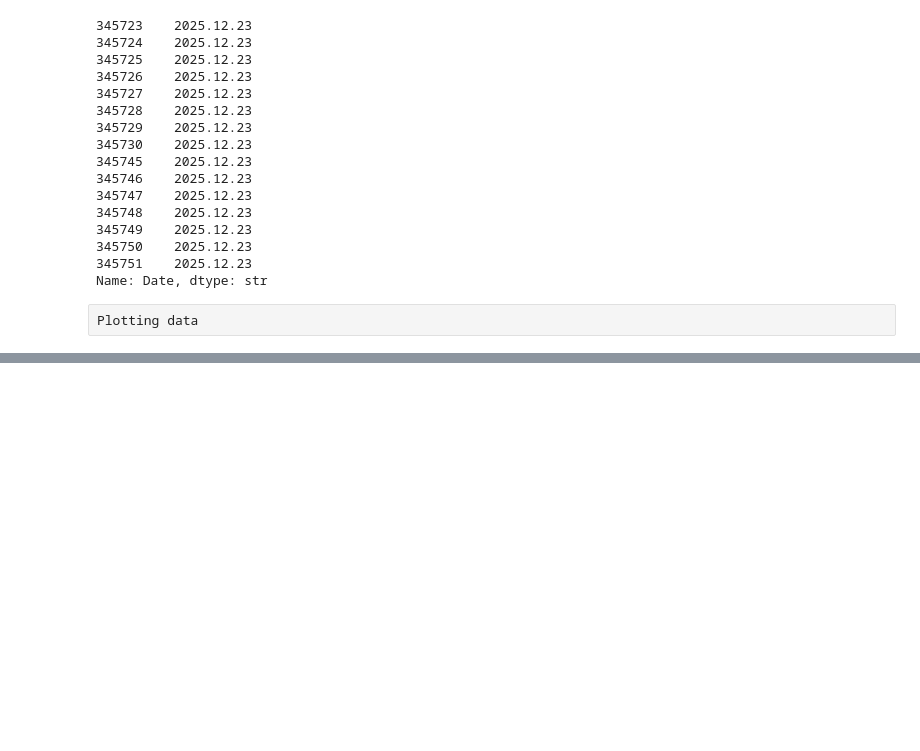
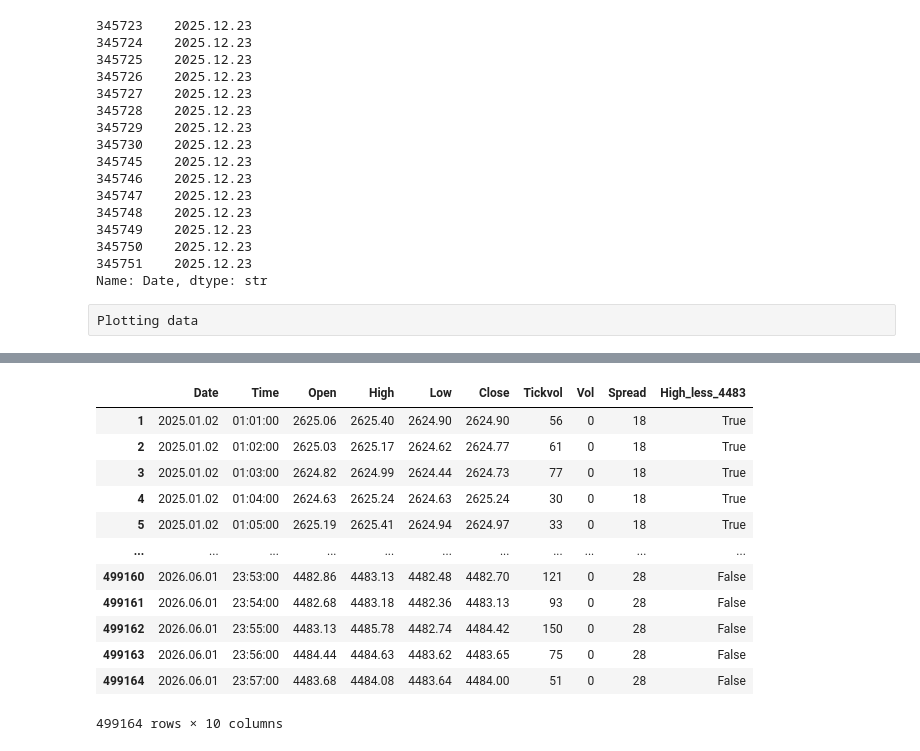
Before and after one commit to Aleckqhie/AI-and-ML-mentorship, a Jupyter notebook: notes/Pandas.ipynb, the cells around one changed output, grey strips where cells are left out. Saved outputs shown, nothing was run; the diff lists cells and outputs as text; code cells hidden in the pictures; blank space fills up the shorter version.

```diff
--- a/notes/Pandas.ipynb
+++ b/notes/Pandas.ipynb
@@ -203,0 +221,17 @@ xau['High'].plot()
+# %%
+xamp = xau.drop(xau.Vol)
+xamp
+# %% [output]
+|  | Date | Time | Open | High | Low | Close | Tickvol | Vol | Spread | High_less_4483 |
+| 1 | 2025.01.02 | 01:01:00 | 2625.06 | 2625.40 | 2624.90 | 2624.90 | 56 | 0 | 18 | True |
+| 2 | 2025.01.02 | 01:02:00 | 2625.03 | 2625.17 | 2624.62 | 2624.77 | 61 | 0 | 18 | True |
+| 3 | 2025.01.02 | 01:03:00 | 2624.82 | 2624.99 | 2624.44 | 2624.73 | 77 | 0 | 18 | True |
+| 4 | 2025.01.02 | 01:04:00 | 2624.63 | 2625.24 | 2624.63 | 2625.24 | 30 | 0 | 18 | True |
+| 5 | 2025.01.02 | 01:05:00 | 2625.19 | 2625.41 | 2624.94 | 2624.97 | 33 | 0 | 18 | True |
+| ... | ... | ... | ... | ... | ... | ... | ... | ... | ... | ... |
+| 499160 | 2026.06.01 | 23:53:00 | 4482.86 | 4483.13 | 4482.48 | 4482.70 | 121 | 0 | 28 | False |
+| 499161 | 2026.06.01 | 23:54:00 | 4482.68 | 4483.18 | 4482.36 | 4483.13 | 93 | 0 | 28 | False |
+| 499162 | 2026.06.01 | 23:55:00 | 4483.13 | 4485.78 | 4482.74 | 4484.42 | 150 | 0 | 28 | False |
+| 499163 | 2026.06.01 | 23:56:00 | 4484.44 | 4484.63 | 4483.62 | 4483.65 | 75 | 0 | 28 | False |
+| 499164 | 2026.06.01 | 23:57:00 | 4483.68 | 4484.08 | 4483.64 | 4484.00 | 51 | 0 | 28 | False |
+499164 rows × 10 columns
```
Also changed, not shown: parts of 5 cells of this notebook, 1 other file.
